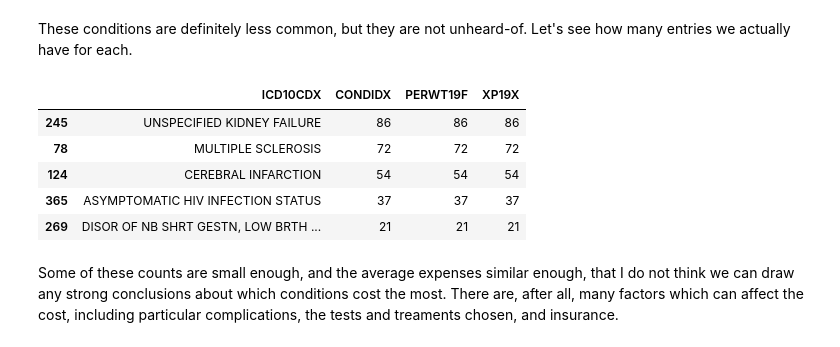
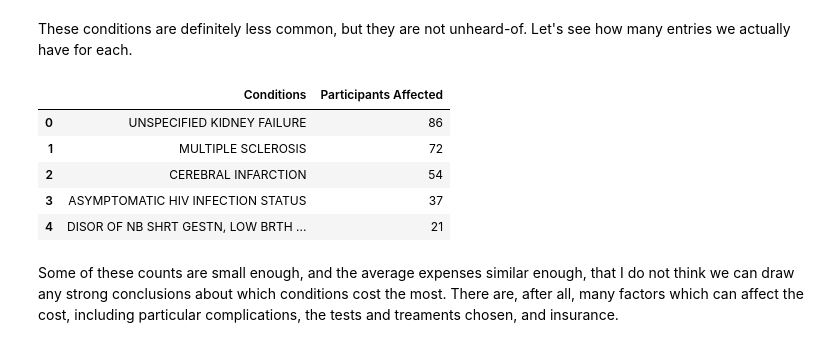
Before and after one commit to reesepetersen/profile, a Jupyter notebook: meps_data/expenditures_by_condition.ipynb, the cells around one changed output. Saved outputs shown, nothing was run; the diff lists cells and outputs as text; code cells hidden in the pictures.

```diff
--- a/meps_data/expenditures_by_condition.ipynb
+++ b/meps_data/expenditures_by_condition.ipynb
@@ -413,14 +445,15 @@ avg_expns_by_cond_df.sort_values(by='average_expense', ascending=False).head(5)
 These conditions are definitely less common, but they are not unheard-of. Let's see how many entries we actually have for each.
 # %%
 condition_counts_df = cond_expns_posXPWT_df.groupby(['ICD10CDX'], as_index=False).count().sort_values(by='CONDIDX',ascending=False).drop([0]).replace(to_replace=ICD10CDX_translation_dict)
-condition_counts_df[(condition_counts_df['ICD10CDX'].isin(['MULTIPLE SCLEROSIS','ASYMPTOMATIC HIV INFECTION STATUS','CEREBRAL INFARCTION','DISOR OF NB SHRT GESTN, LOW BRTH WGT NEC','UNSPECIFIED KIDNEY FAILURE']))]
+cond_counts_table_df = condition_counts_df[(condition_counts_df['ICD10CDX'].isin(['MULTIPLE SCLEROSIS','ASYMPTOMATIC HIV INFECTION STATUS','CEREBRAL INFARCTION','DISOR OF NB SHRT GESTN, LOW BRTH WGT NEC','UNSPECIFIED KIDNEY FAILURE']))]
+cond_counts_table_df.rename(columns={'ICD10CDX':'Conditions','CONDIDX':'Participants Affected'}).reset_index()[['Conditions','Participants Affected']]
 # %% [output]
-|  | ICD10CDX | CONDIDX | PERWT19F | XP19X |
-| 245 | UNSPECIFIED KIDNEY FAILURE | 86 | 86 | 86 |
-| 78 | MULTIPLE SCLEROSIS | 72 | 72 | 72 |
-| 124 | CEREBRAL INFARCTION | 54 | 54 | 54 |
-| 365 | ASYMPTOMATIC HIV INFECTION STATUS | 37 | 37 | 37 |
-| 269 | DISOR OF NB SHRT GESTN, LOW BRTH ... | 21 | 21 | 21 |
+|  | Conditions | Participants Affected |
+| 0 | UNSPECIFIED KIDNEY FAILURE | 86 |
+| 1 | MULTIPLE SCLEROSIS | 72 |
+| 2 | CEREBRAL INFARCTION | 54 |
+| 3 | ASYMPTOMATIC HIV INFECTION STATUS | 37 |
+| 4 | DISOR OF NB SHRT GESTN, LOW BRTH ... | 21 |
 # %% [markdown]
 Some of these counts are small enough, and the average expenses similar enough, that I do not think we can draw any strong conclusions about which conditions cost the most. There are, after all, many factors which can affect the cost, including particular complications, the tests and treaments chosen, and insurance.
 # %% [markdown]
```
Also changed, not shown: parts of 7 cells of this notebook, 3 other files.
